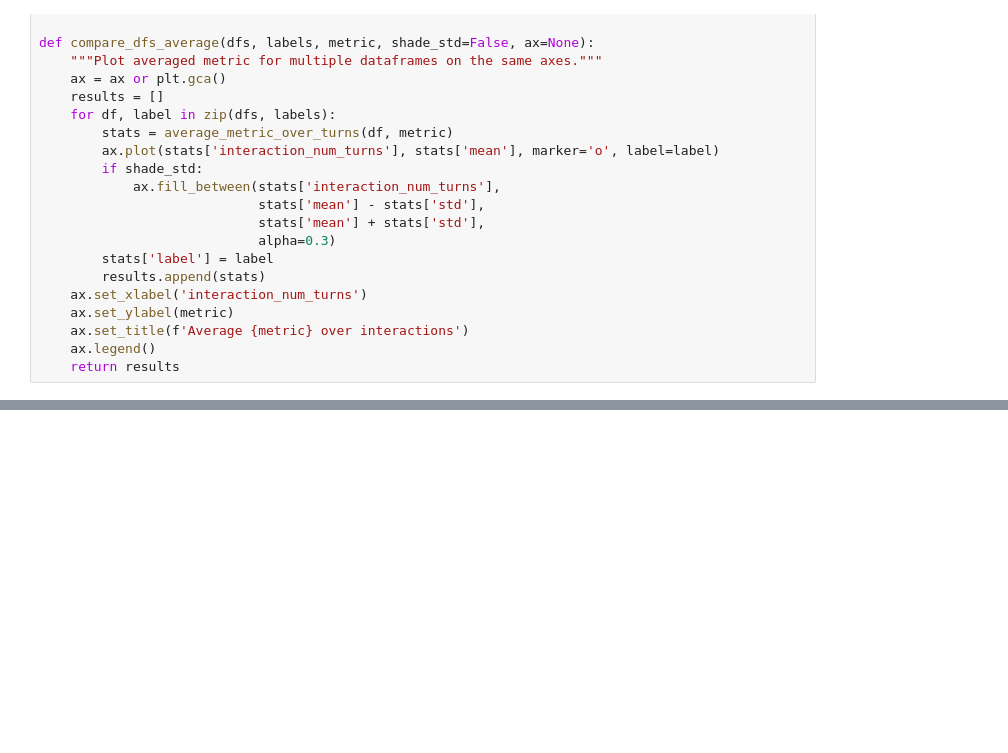
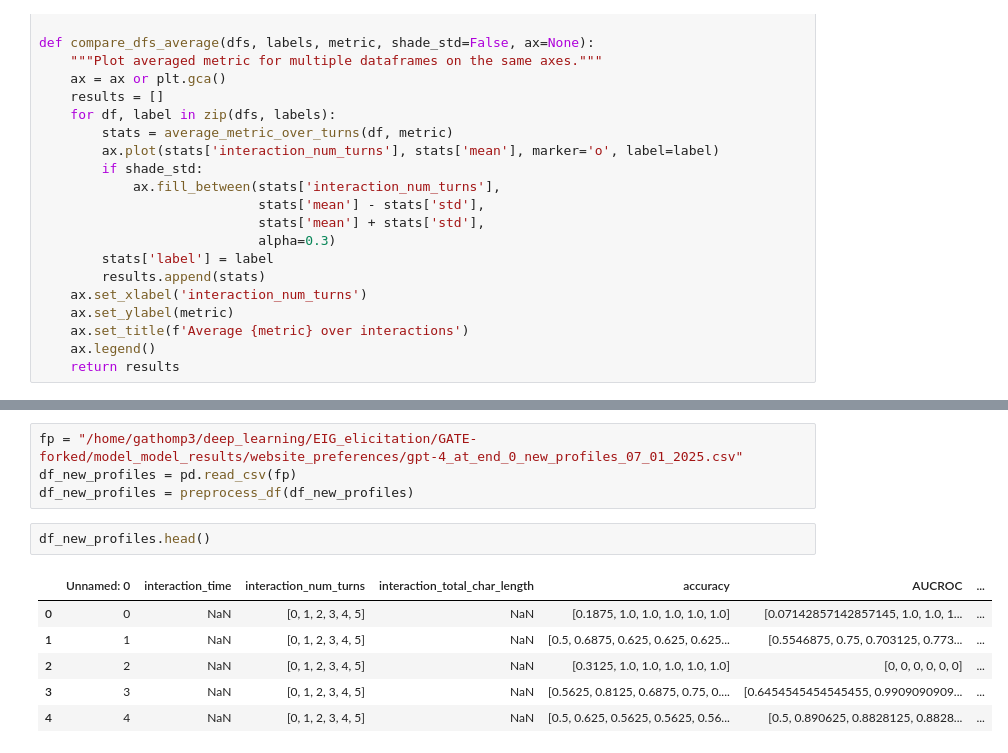
Before and after one commit to Gabe-Thomp/GATE-forked, a Jupyter notebook: testing_notebooks/view_data.ipynb, the cells around one changed output, grey strips where cells are left out. Saved outputs shown, nothing was run; the diff lists cells and outputs as text; blank space fills up the shorter version.

```diff
--- a/testing_notebooks/view_data.ipynb
+++ b/testing_notebooks/view_data.ipynb
@@ -143,0 +135,13 @@ plot = compare_dfs_average([df_1_candidate, df_5_candidate, df_10_candidate],
+# %%
+fp = "/home/gathomp3/deep_learning/EIG_elicitation/GATE-forked/model_model_results/website_preferences/gpt-4_at_end_0_new_profiles_07_01_2025.csv"
+df_new_profiles = pd.read_csv(fp)
+df_new_profiles = preprocess_df(df_new_profiles)
+# %%
+df_new_profiles.head()
+# %% [output]
+|  | Unnamed: 0 | interaction_time | interaction_num_turns | interaction_total_char_length | accuracy | AUCROC | ... |
+| 0 | 0 | NaN | [0, 1, 2, 3, 4, 5] | NaN | [0.1875, 1.0, 1.0, 1.0, 1.0, 1.0] | [0.07142857142857145, 1.0, 1.0, 1... | ... |
+| 1 | 1 | NaN | [0, 1, 2, 3, 4, 5] | NaN | [0.5, 0.6875, 0.625, 0.625, 0.625... | [0.5546875, 0.75, 0.703125, 0.773... | ... |
+| 2 | 2 | NaN | [0, 1, 2, 3, 4, 5] | NaN | [0.3125, 1.0, 1.0, 1.0, 1.0, 1.0] | [0, 0, 0, 0, 0, 0] | ... |
+| 3 | 3 | NaN | [0, 1, 2, 3, 4, 5] | NaN | [0.5625, 0.8125, 0.6875, 0.75, 0.... | [0.6454545454545455, 0.9909090909... | ... |
+| 4 | 4 | NaN | [0, 1, 2, 3, 4, 5] | NaN | [0.5, 0.625, 0.5625, 0.5625, 0.56... | [0.5, 0.890625, 0.8828125, 0.8828... | ... |
```
Also changed, not shown: parts of 7 cells of this notebook, 34 other files.
